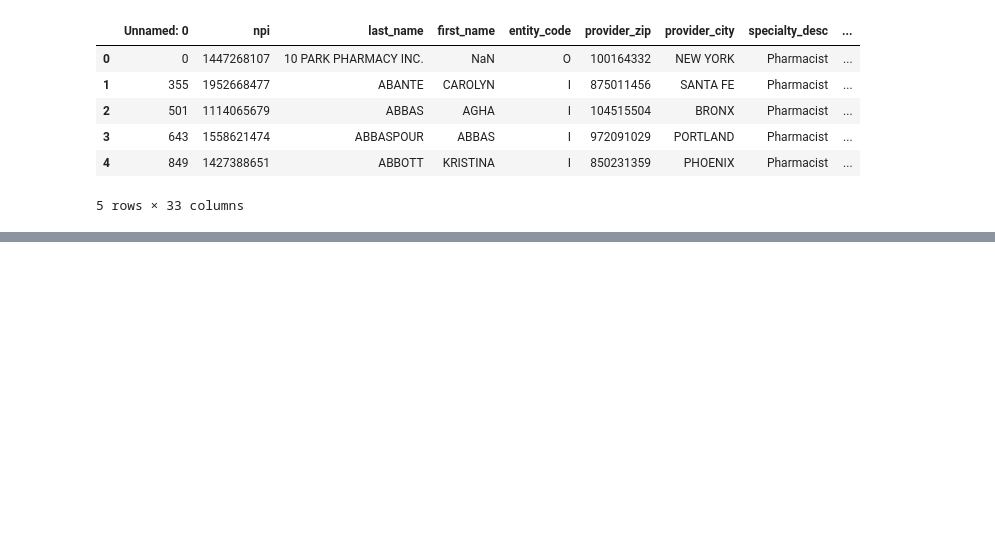
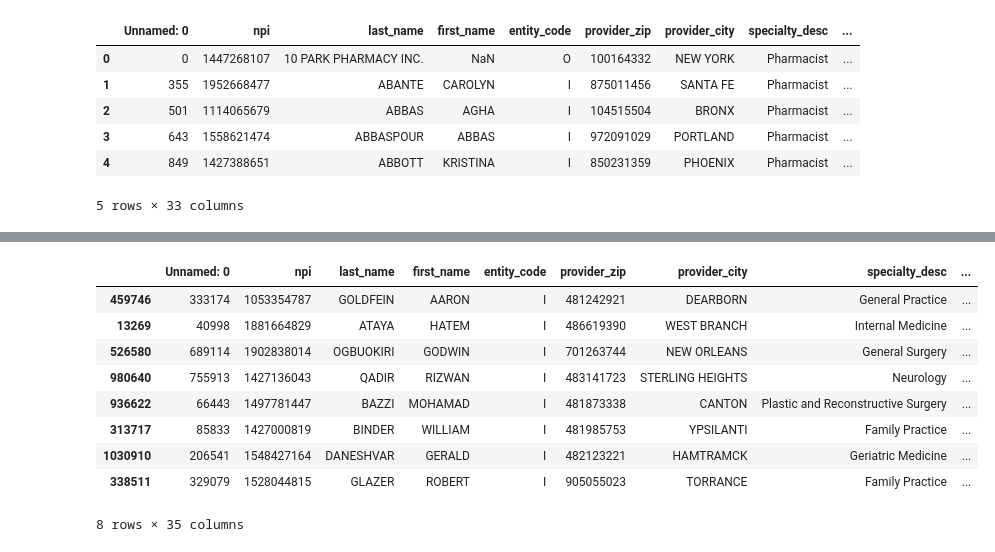
Before and after one commit to aurel1212/medicare-project, a Jupyter notebook: script/mod_experimentation2.ipynb, the cells around one changed output, grey strips where cells are left out. Drawn from its saved outputs; the diff is of its cells as text; code cells hidden in the pictures; blank space fills up the shorter version.

```diff
--- a/script/mod_experimentation2.ipynb
+++ b/script/mod_experimentation2.ipynb
@@ -30,0 +97,13 @@ TypeError: check_labels() takes exactly 3 arguments (4 given)
+# %%
+test_df[test_df['indicted']==True]
+# %% [output]
+|  | Unnamed: 0 | npi | last_name | first_name | entity_code | provider_zip | provider_city | specialty_desc | ... |
+| 459746 | 333174 | 1053354787 | GOLDFEIN | AARON | I | 481242921 | DEARBORN | General Practice | ... |
+| 13269 | 40998 | 1881664829 | ATAYA | HATEM | I | 486619390 | WEST BRANCH | Internal Medicine | ... |
+| 526580 | 689114 | 1902838014 | OGBUOKIRI | GODWIN | I | 701263744 | NEW ORLEANS | General Surgery | ... |
+| 980640 | 755913 | 1427136043 | QADIR | RIZWAN | I | 483141723 | STERLING HEIGHTS | Neurology | ... |
+| 936622 | 66443 | 1497781447 | BAZZI | MOHAMAD | I | 481873338 | CANTON | Plastic and Reconstructive Surgery | ... |
+| 313717 | 85833 | 1427000819 | BINDER | WILLIAM | I | 481985753 | YPSILANTI | Family Practice | ... |
+| 1030910 | 206541 | 1548427164 | DANESHVAR | GERALD | I | 482123221 | HAMTRAMCK | Geriatric Medicine | ... |
+| 338511 | 329079 | 1528044815 | GLAZER | ROBERT | I | 905055023 | TORRANCE | Family Practice | ... |
+8 rows × 35 columns
```
Also changed, not shown: parts of 10 cells of this notebook, 2 other files.
